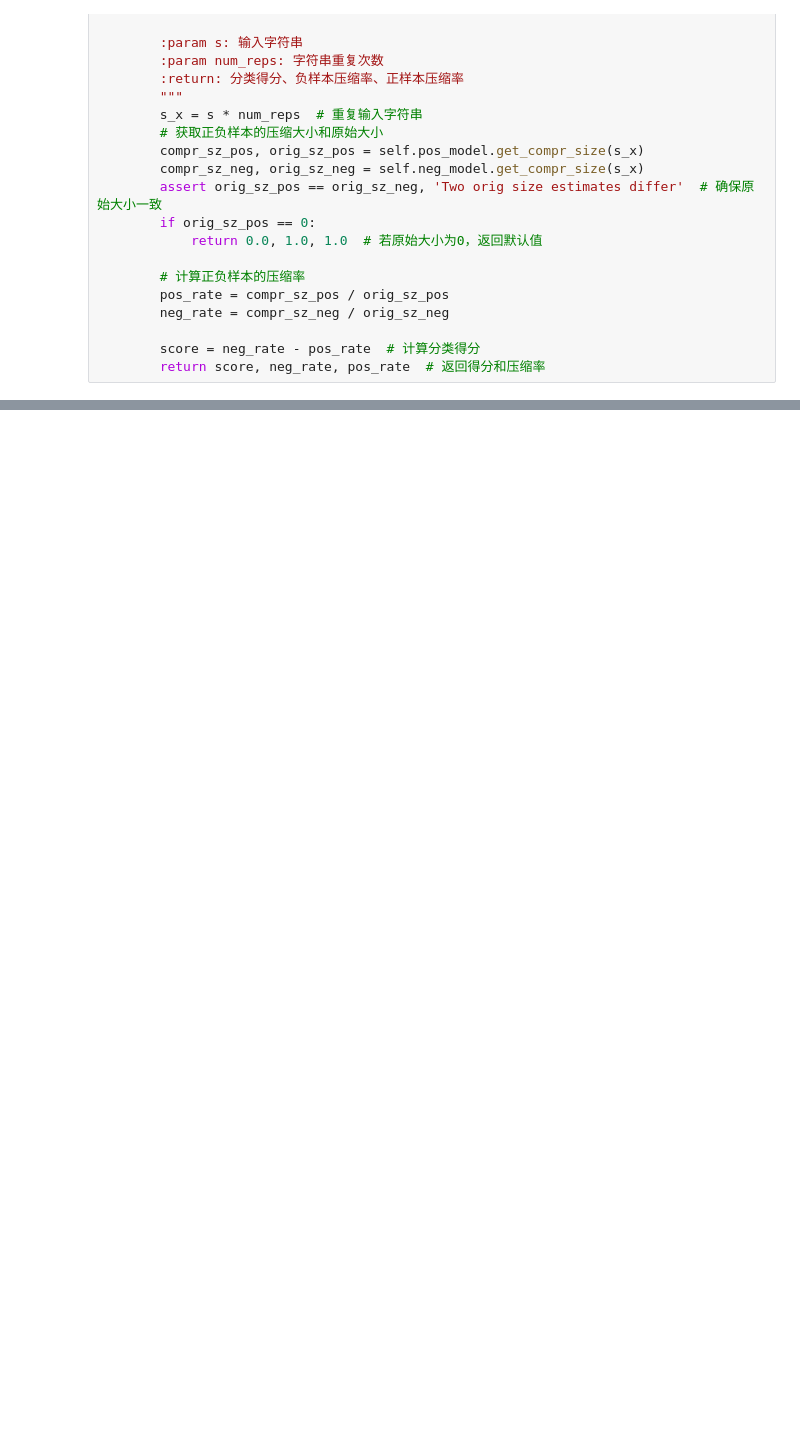
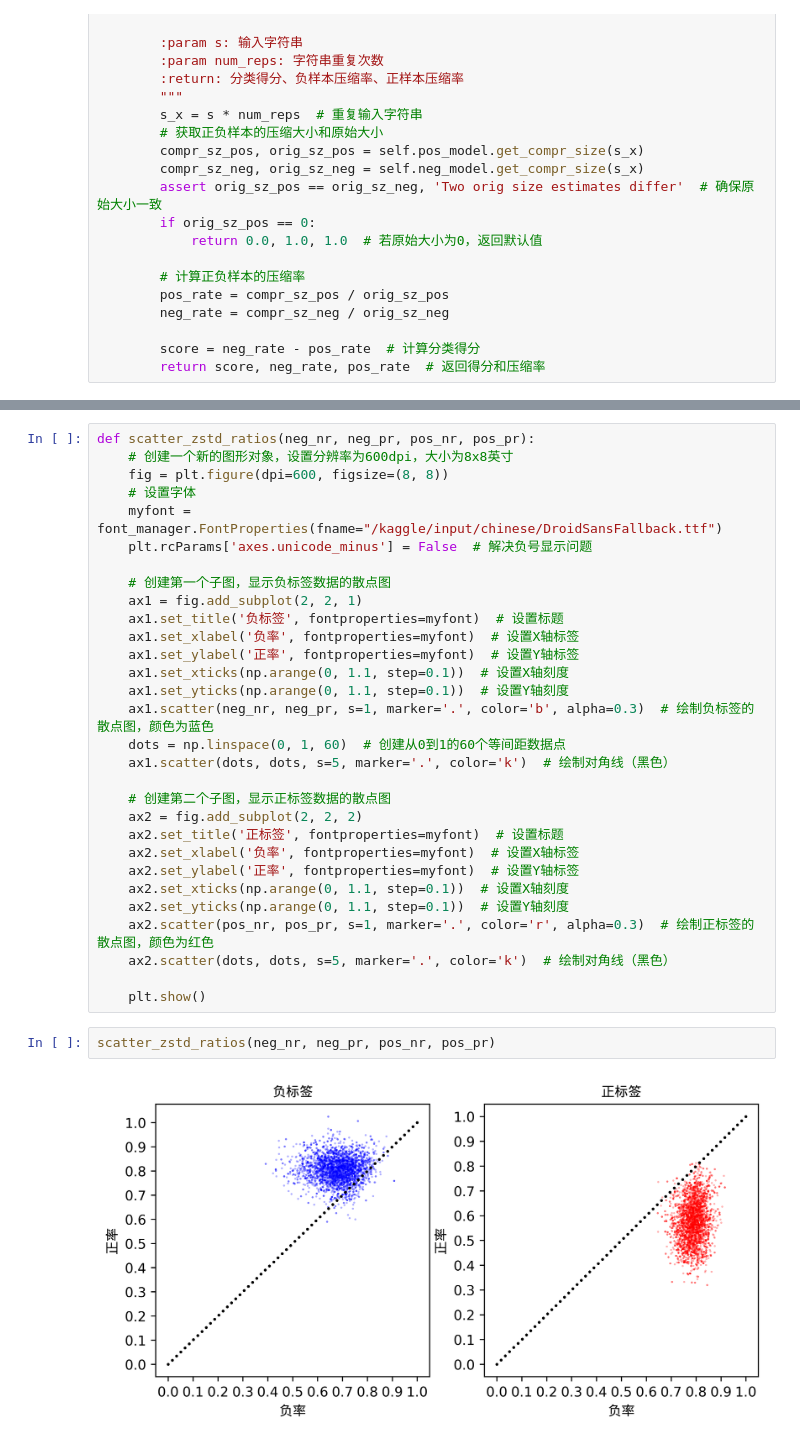
Before and after one commit to YukiSiH/nlp2024, a Jupyter notebook: zest/nlpfinal.ipynb, the cells around one changed output, grey strips where cells are left out. Drawn from its saved outputs; the diff is of its cells as text; blank space fills up the shorter version.

```diff
--- a/zest/nlpfinal.ipynb
+++ b/zest/nlpfinal.ipynb
@@ -472,0 +735,34 @@ class Zstd2Classifier:
+# %%
+def scatter_zstd_ratios(neg_nr, neg_pr, pos_nr, pos_pr):
+    # 创建一个新的图形对象，设置分辨率为600dpi，大小为8x8英寸
+    fig = plt.figure(dpi=600, figsize=(8, 8))
+    # 设置字体
+    myfont = font_manager.FontProperties(fname="/kaggle/input/chinese/DroidSansFallback.ttf")
+    plt.rcParams['axes.unicode_minus'] = False  # 解决负号显示问题
+
+    # 创建第一个子图，显示负标签数据的散点图
+    ax1 = fig.add_subplot(2, 2, 1)
+    ax1.set_title('负标签', fontproperties=myfont)  # 设置标题
+    ax1.set_xlabel('负率', fontproperties=myfont)  # 设置X轴标签
+    ax1.set_ylabel('正率', fontproperties=myfont)  # 设置Y轴标签
+    ax1.set_xticks(np.arange(0, 1.1, step=0.1))  # 设置X轴刻度
+    ax1.set_yticks(np.arange(0, 1.1, step=0.1))  # 设置Y轴刻度
+    ax1.scatter(neg_nr, neg_pr, s=1, marker='.', color='b', alpha=0.3)  # 绘制负标签的散点图，颜色为蓝色
+    dots = np.linspace(0, 1, 60)  # 创建从0到1的60个等间距数据点
+    ax1.scatter(dots, dots, s=5, marker='.', color='k')  # 绘制对角线（黑色）
+
+    # 创建第二个子图，显示正标签数据的散点图
+    ax2 = fig.add_subplot(2, 2, 2)
+    ax2.set_title('正标签', fontproperties=myfont)  # 设置标题
+    ax2.set_xlabel('负率', fontproperties=myfont)  # 设置X轴标签
+    ax2.set_ylabel('正率', fontproperties=myfont)  # 设置Y轴标签
+    ax2.set_xticks(np.arange(0, 1.1, step=0.1))  # 设置X轴刻度
+    ax2.set_yticks(np.arange(0, 1.1, step=0.1))  # 设置Y轴刻度
+    ax2.scatter(pos_nr, pos_pr, s=1, marker='.', color='r', alpha=0.3)  # 绘制正标签的散点图，颜色为红色
+    ax2.scatter(dots, dots, s=5, marker='.', color='k')  # 绘制对角线（黑色）
+
+    plt.show()
+# %%
+scatter_zstd_ratios(neg_nr, neg_pr, pos_nr, pos_pr)
+# %% [output]
+[figure, added]
```
Also changed, not shown: parts of 13 cells of this notebook.
